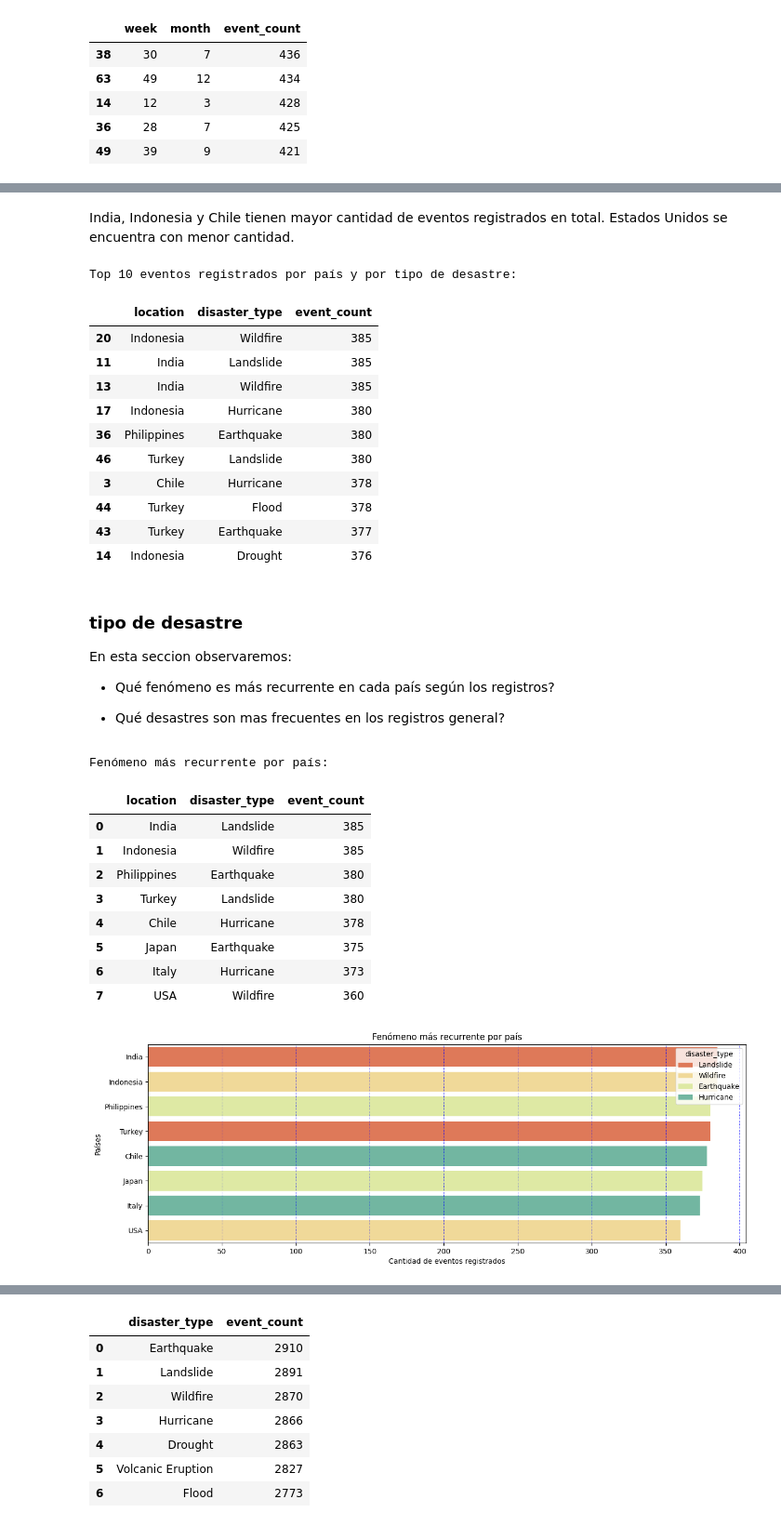
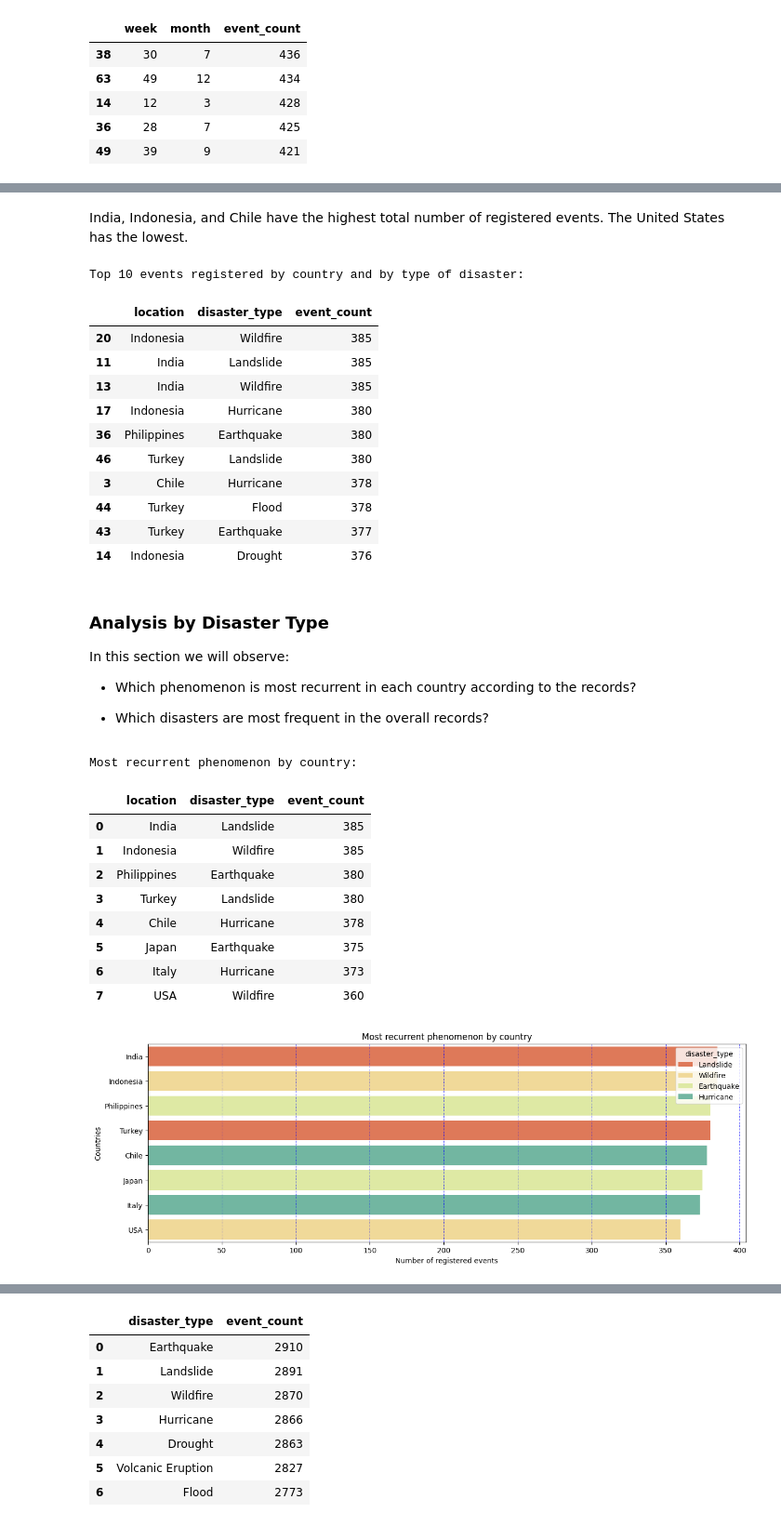
Before and after one commit to ailinalvarez/natural_disaster, a Jupyter notebook: disaster_event.ipynb, the cells around one changed output, grey strips where cells are left out. Shown at 93% size. Drawn from its saved outputs; the diff is of its cells as text; code cells hidden in the pictures.

```diff
--- a/disaster_event.ipynb
+++ b/disaster_event.ipynb
@@ -339,14 +353,14 @@ Ranking de países con más desastres naturales registrados en total:
 # %% [markdown]
-India, Indonesia y Chile tienen mayor cantidad de eventos registrados en total.
-Estados Unidos se encuentra con menor cantidad.
+India, Indonesia, and Chile have the highest total number of registered events.
+The United States has the lowest.
 # %%
-#agrupamos por pais y por tipo de desastre y contamos la cantidad de eventos registrados
+#We grouped them by country and by type of disaster and counted the number of events recorded.
 country_type = data_clean.groupby(['location', 'disaster_type'])['date'].count().reset_index()
 country_type = country_type.rename(columns={'date': 'event_count'})
-print('Top 10 eventos registrados por país y por tipo de desastre:')
+print('Top 10 events registered by country and by type of disaster:')
 display(country_type.sort_values(by='event_count', ascending=False).head(10))
 # %% [output]
-Top 10 eventos registrados por país y por tipo de desastre:
+Top 10 events registered by country and by type of disaster:
 |  | location | disaster_type | event_count |
 | 20 | Indonesia | Wildfire | 385 |
 | 11 | India | Landslide | 385 |
@@ -359,38 +373,38 @@ Top 10 eventos registrados por país y por tipo de desastre:
 | 43 | Turkey | Earthquake | 377 |
 | 14 | Indonesia | Drought | 376 |
 # %% [markdown]
-### tipo de desastre
+### Analysis by Disaster Type
 
-En esta seccion observaremos:
+In this section we will observe:
 
-- Qué fenómeno es más recurrente en cada país según los registros?
+- Which phenomenon is most recurrent in each country according to the records?
 
-- Qué desastres son mas frecuentes en los registros general?
+- Which disasters are most frequent in the overall records?
 # %%
-#hacemos un ranking del fenómeno más recurrente por país
+#We calculate the most recurrent phenomenon by country
 country_fenomeno = country_type.loc[country_type.groupby('location')['event_count'].idxmax()][['location', 'disaster_type', 'event_count']]
 country_fenomeno = country_fenomeno.sort_values(by='event_count', ascending=False).reset_index(drop=True)
-print('Fenómeno más recurrente por país:')
+print('Most recurrent phenomenon by country:')
 display(country_fenomeno)
 
-#Graficamos
+#Graph of the most recurrent phenomenon by country
 plt.figure(figsize=(15,5))
 sns.barplot(data=country_fenomeno, x='event_count', y='location', palette='Spectral', hue='disaster_type')
-plt.title('Fenómeno más recurrente por país')
-plt.xlabel('Cantidad de eventos registrados')
-plt.ylabel('Países')
+plt.title('Most recurrent phenomenon by country')
+plt.xlabel('Number of registered events')
+plt.ylabel('Countries')
 plt.grid(axis='x', color='blue', linestyle=':', linewidth=0.7)
 plt.show()
 # %% [output]
-Fenómeno más recurrente por país:
+Most recurrent phenomenon by country:
 |  | location | disaster_type | event_count |
 | 0 | India | Landslide | 385 |
 | 1 | Indonesia | Wildfire | 385 |
 | 2 | Philippines | Earthquake | 380 |
 | 3 | Turkey | Landslide | 380 |
 | 4 | Chile | Hurricane | 378 |
 | 5 | Japan | Earthquake | 375 |
 | 6 | Italy | Hurricane | 373 |
 | 7 | USA | Wildfire | 360 |
-[figure, old version]
+[figure, new version]
 # %% [markdown]
```
Also changed, not shown: parts of 38 cells of this notebook.
